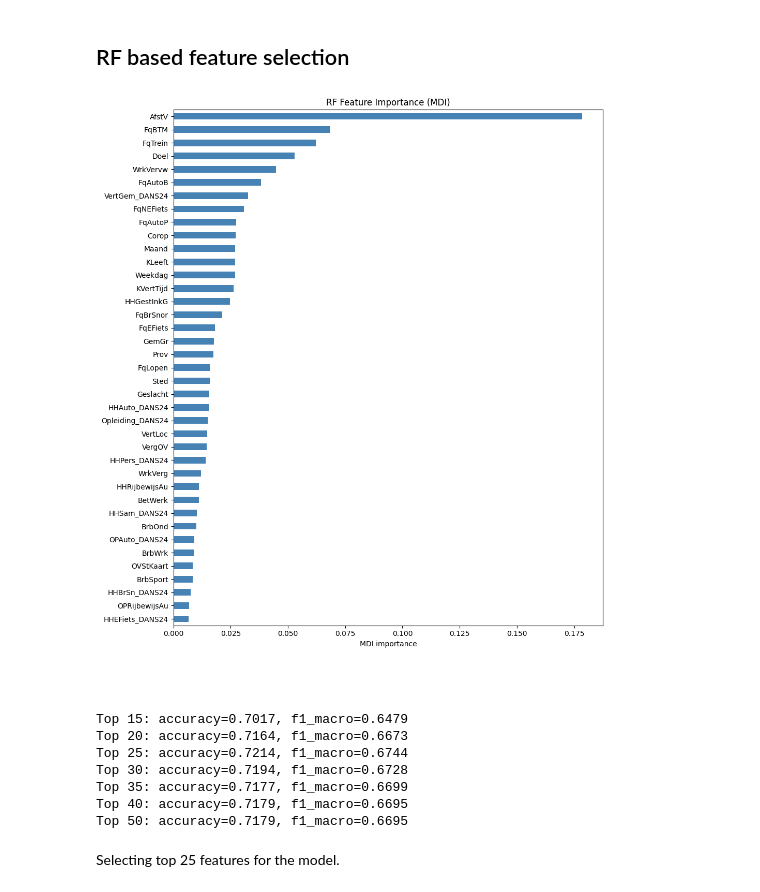
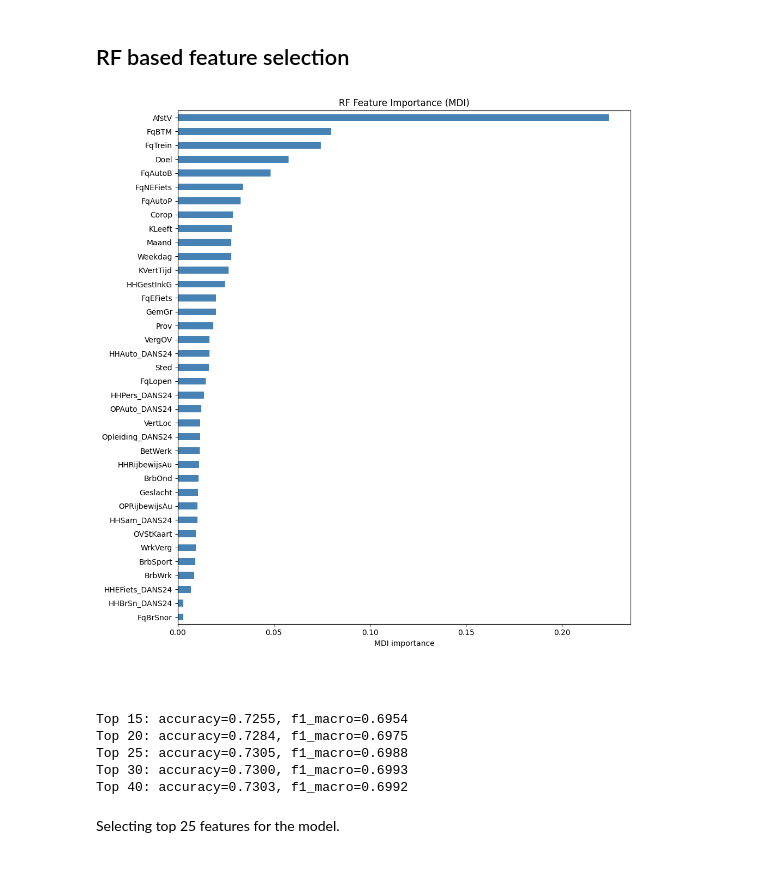
Before and after one commit to carmenkohler/1BM130, a Jupyter notebook: Daan_Topic2.ipynb, the cells around one changed output. Cells and saved outputs as stored; diff of their text form; code cells hidden in the pictures.

Commit message:
removed WrkVervw (data leakage) and removed Other category from KHvm

```diff
--- a/Daan_Topic2.ipynb
+++ b/Daan_Topic2.ipynb
@@ -71,12 +71,16 @@ df = df_odin[[
     'HHGestInkG', 'HHPers_DANS24', 'HHSam_DANS24',
     'HHAuto_DANS24', 'HHRijbewijsAu', 'OPAuto_DANS24',
     'HHBrSn_DANS24', 'HHEFiets_DANS24', 'OVStKaart',
-    'Sted', 'Prov', 'VertGem_DANS24', 'GemGr', 'Corop',
+    'Sted', 'Prov', 'GemGr', 'Corop',
     'FqLopen', 'FqNEFiets', 'FqEFiets', 'FqBTM', 'FqTrein',
     'FqAutoB', 'FqAutoP', 'FqBrSnor',
-    'WrkVervw', 'WrkVerg', 'VergOV',
+    'WrkVerg', 'VergOV',
     'BrbWrk', 'BrbOnd', 'BrbSport',
-]].copy().dropna()
+]].copy()
+
+# Removing the "other" category in KHvm as this is not relevant to policy interventions
+df = df[df['KHvm'] != 7].copy()
+df = df.dropna()
 # %% [markdown]
 ## RF based feature selection
 # %%
@@ -93,8 +97,7 @@ class_labels = {
     2: "Train",
     3: "BTM",
     4: "Bike",
-    5: "Walking",
-    6: "Other"
+    5: "Walking"
 }
 
 # For use in classification_report and confusion matrix
@@ -131,34 +134,34 @@ rf_sel = RandomForestClassifier(
     random_state=42,
     n_jobs=-1
 )
 
 sel_pipe = Pipeline([
     ("preprocessor", preprocessor),
     ("classifier", rf_sel)
 ])
 
 sel_pipe.fit(X_train, y_train)
 
 # Cleaning feature names for plot
 feature_names_clean = [
     f.replace("remainder__", "").replace("num__", "")
     for f in sel_pipe.named_steps["preprocessor"].get_feature_names_out()
 ]
 # Mean Ddecrease in Impurity (MDI) is used to rank features
 mdi = pd.Series(
     sel_pipe.named_steps["classifier"].feature_importances_,
     index=feature_names_clean
 ).sort_values(ascending=False)
 
 # Plot MDI
 mdi.sort_values().plot(kind="barh", figsize=(10, max(6, len(mdi) * 0.28)), color="steelblue")
 plt.xlabel("MDI importance")
 plt.title("RF Feature Importance (MDI)")
 plt.tight_layout()
 plt.savefig("feature_importance_mdi.png", dpi=150)
 plt.show()
 # %% [output]
-[figure, old version]
+[figure, new version]
 # %% [markdown]
 ###
 # %%
@@ -187,13 +190,11 @@ for top_n in [15, 20, 25, 30, 40]:
     print(f"Top {top_n}: accuracy={cv['test_accuracy'].mean():.4f}, "
           f"f1_macro={cv['test_f1_macro'].mean():.4f}")
 # %% [output]
-Top 15: accuracy=0.7017, f1_macro=0.6479
-Top 20: accuracy=0.7164, f1_macro=0.6673
-Top 25: accuracy=0.7214, f1_macro=0.6744
-Top 30: accuracy=0.7194, f1_macro=0.6728
-Top 35: accuracy=0.7177, f1_macro=0.6699
-Top 40: accuracy=0.7179, f1_macro=0.6695
-Top 50: accuracy=0.7179, f1_macro=0.6695
+Top 15: accuracy=0.7255, f1_macro=0.6954
+Top 20: accuracy=0.7284, f1_macro=0.6975
+Top 25: accuracy=0.7305, f1_macro=0.6988
+Top 30: accuracy=0.7300, f1_macro=0.6993
+Top 40: accuracy=0.7303, f1_macro=0.6992
 # %% [markdown]
 Selecting top 25 features for the model.
 # %% [markdown]
```
Also changed, not shown: parts of 5 cells of this notebook.
